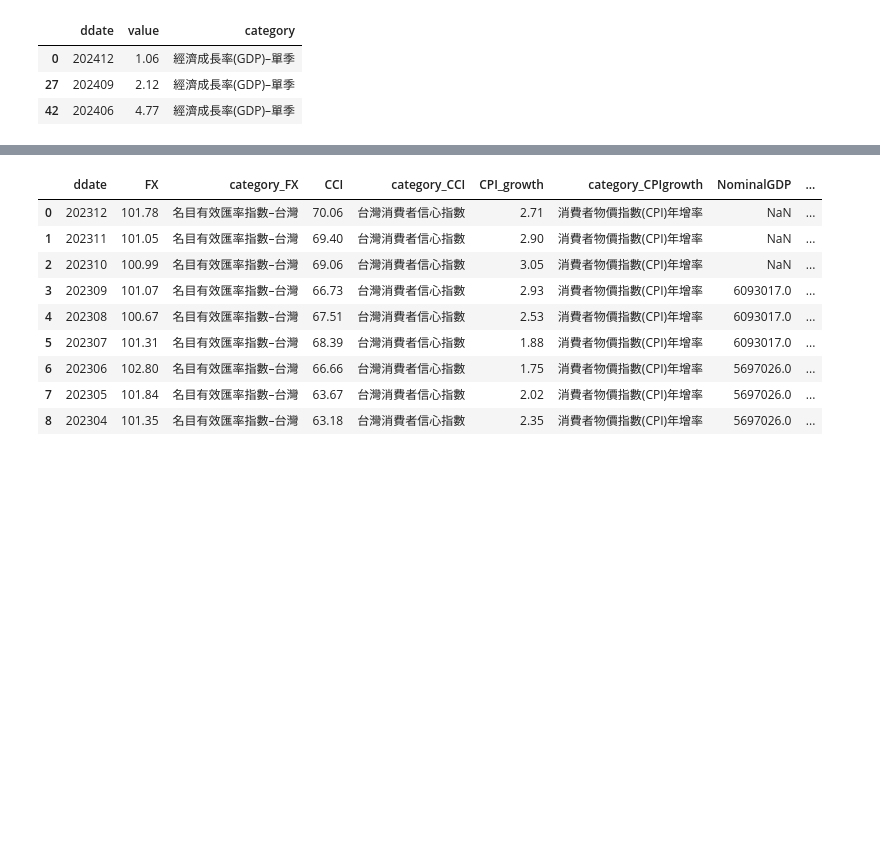
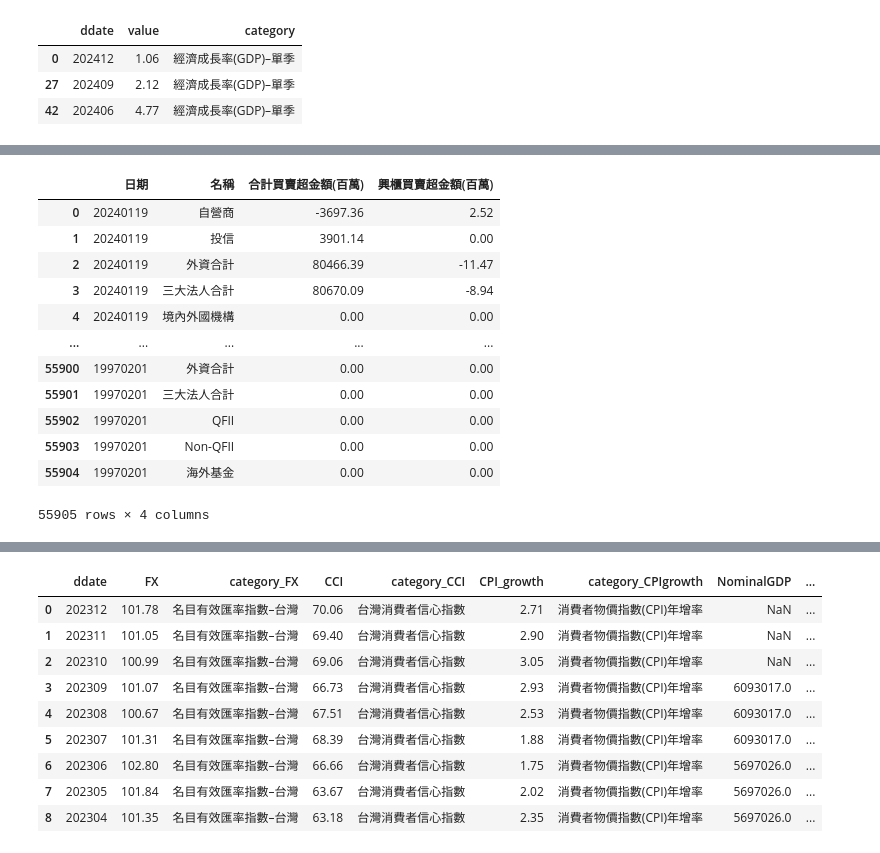
Before and after one commit to Carolyehhh/revenue-prediction, a Jupyter notebook: GDP_train.ipynb, the cells around one changed output, grey strips where cells are left out. Drawn from its saved outputs; the diff is of its cells as text; code cells hidden in the pictures; blank space fills up the shorter version.

```diff
--- a/GDP_train.ipynb
+++ b/GDP_train.ipynb
@@ -115,0 +99,8 @@ display(TW_GDPGrowth.head(3))
+# %%
+# 合計買賣超金額(百萬) = 上市買賣超(百萬) + 上櫃買賣超金額(百萬) 、 興櫃買賣超金額(百萬)
+TradingExceeds = JuridicalInfo[['日期', '名稱','合計買賣超金額(百萬)','興櫃買賣超金額(百萬)']]
+TradingExceeds = TradingExceeds.fillna(0)
+
+# Create English Column names
+TradingExceeds = TradingExceeds.rename({'日期':'ddate', '名稱':'classification', '合計買賣超金額(百萬)':'Trans_amount(mln)', '興櫃買賣超金額(百萬)':'Emerge_amount(mln)'}, axis='columns')
+#TradingExceeds.head(10)
@@ -115,0 +121,16 @@ display(TW_GDPGrowth.head(3))
+# %%
+TradingExceeds
+# %% [output]
+|  | 日期 | 名稱 | 合計買賣超金額(百萬) | 興櫃買賣超金額(百萬) |
+| 0 | 20240119 | 自營商 | -3697.36 | 2.52 |
+| 1 | 20240119 | 投信 | 3901.14 | 0.00 |
+| 2 | 20240119 | 外資合計 | 80466.39 | -11.47 |
+| 3 | 20240119 | 三大法人合計 | 80670.09 | -8.94 |
+| 4 | 20240119 | 境內外國機構 | 0.00 | 0.00 |
+| ... | ... | ... | ... | ... |
+| 55900 | 19970201 | 外資合計 | 0.00 | 0.00 |
+| 55901 | 19970201 | 三大法人合計 | 0.00 | 0.00 |
+| 55902 | 19970201 | QFII | 0.00 | 0.00 |
+| 55903 | 19970201 | Non-QFII | 0.00 | 0.00 |
+| 55904 | 19970201 | 海外基金 | 0.00 | 0.00 |
+55905 rows × 4 columns
```
Also changed, not shown: parts of 10 cells of this notebook, 3 other files.
